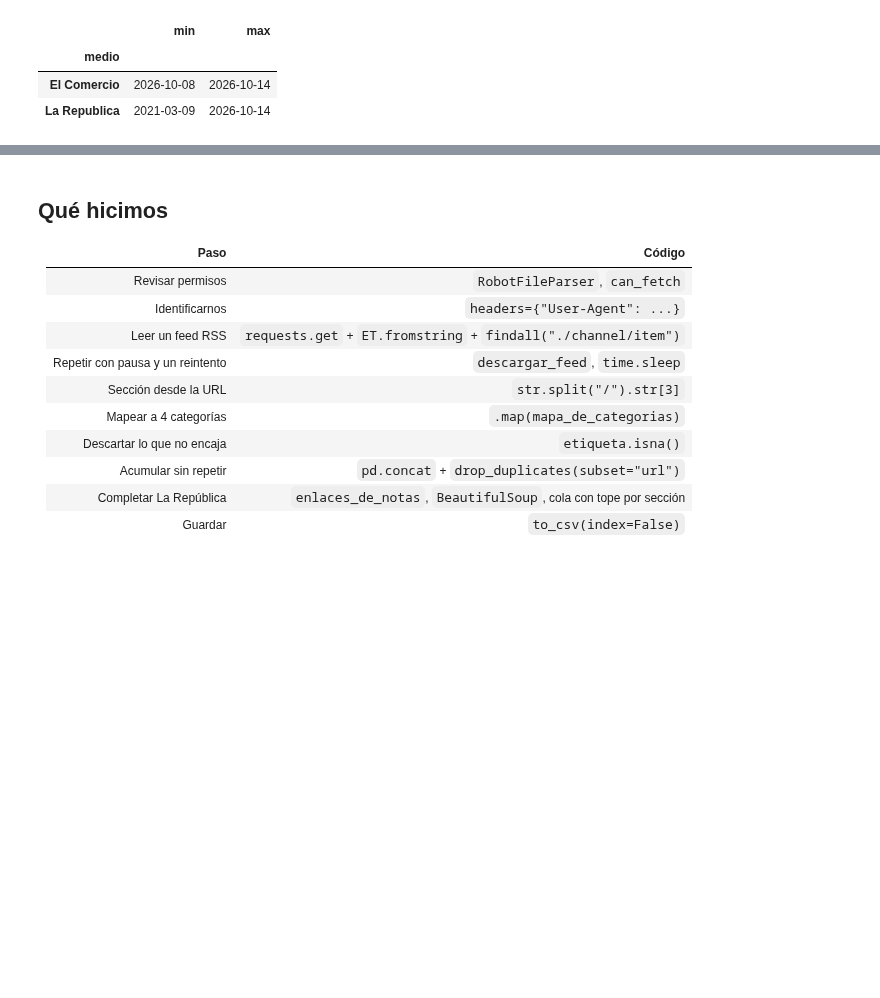
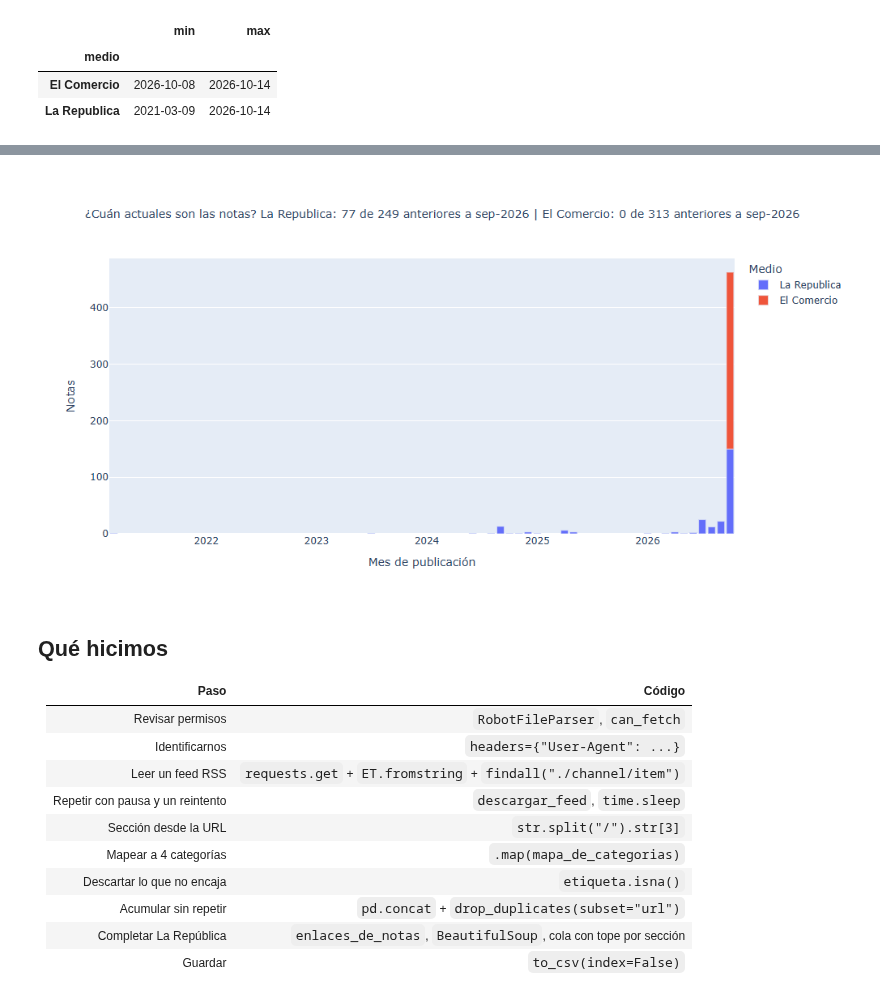
Before and after one commit to d2cml-ai/Data-Science-Python, a Jupyter notebook: tarea_1/01_recoleccion.ipynb, the cells around one changed output, grey strips where cells are left out. Drawn from its saved outputs; the diff is of its cells as text; code cells hidden in the pictures; blank space fills up the shorter version.

```diff
--- a/tarea_1/01_recoleccion.ipynb
+++ b/tarea_1/01_recoleccion.ipynb
@@ -467,3 +499,19 @@ acumulado.groupby("medio")["fecha"].agg(["min", "max"])
+# %%
+corte = pd.Timestamp("2026-09-01")
+antiguas = graf[graf["fecha"] < corte].groupby("medio").size().reindex(
+    graf["medio"].unique(), fill_value=0)
+por_mes = graf.groupby([graf["fecha"].dt.to_period("M").astype(str), "medio"]).size().reset_index(name="notas")
+por_mes.columns = ["mes", "medio", "notas"]
+
+titulo = ("¿Cuán actuales son las notas? " +
+          " | ".join(f"{m}: {n} de {(graf['medio'] == m).sum()} anteriores a sep-2026"
+                     for m, n in antiguas.items()))
+
+fig3 = px.bar(por_mes, x="mes", y="notas", color="medio", title=titulo,
+              labels={"mes": "Mes de publicación", "notas": "Notas", "medio": "Medio"})
+fig3.show()
+# %% [output]
+[figure, added]
 # %% [markdown]
 ## Qué hicimos
 
```
Also changed, not shown: parts of 10 cells of this notebook, 7 other files.
